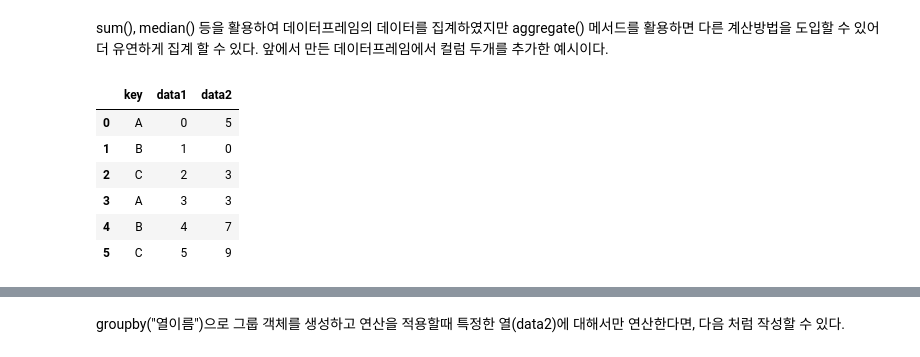
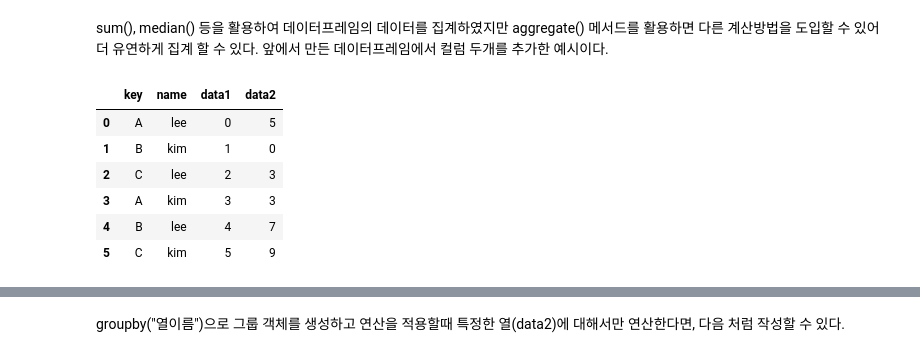
Before and after one commit to jrj8819/machine-learning-class, a Jupyter notebook: ml-lesson3.ipynb, the cells around one changed output, grey strips where cells are left out. Cells and saved outputs as stored; diff of their text form; code cells hidden in the pictures.

```diff
--- a/ml-lesson3.ipynb
+++ b/ml-lesson3.ipynb
@@ -446,15 +446,16 @@ sum(), median() 등을 활용하여 데이터프레임의 데이터를 집계하
 # %%
 rng = np.random.RandomState(0)
 df = pd.DataFrame({'key' : ['A','B','C','A','B','C'],
+                   'name' : ['lee','kim','lee','kim','lee','kim'],
                   'data1' : range(6),
                   'data2' : rng.randint(0,10,6)},
-                 columns = ['key','data1','data2'])
+                 columns = ['key','name','data1','data2'])
 df
 # %% [output]
-|  | key | data1 | data2 |
-| 0 | A | 0 | 5 |
-| 1 | B | 1 | 0 |
-| 2 | C | 2 | 3 |
-| 3 | A | 3 | 3 |
-| 4 | B | 4 | 7 |
-| 5 | C | 5 | 9 |
+|  | key | name | data1 | data2 |
+| 0 | A | lee | 0 | 5 |
+| 1 | B | kim | 1 | 0 |
+| 2 | C | lee | 2 | 3 |
+| 3 | A | kim | 3 | 3 |
+| 4 | B | lee | 4 | 7 |
+| 5 | C | kim | 5 | 9 |
```
Also changed, not shown: parts of 2 cells of this notebook, 6 other files.
